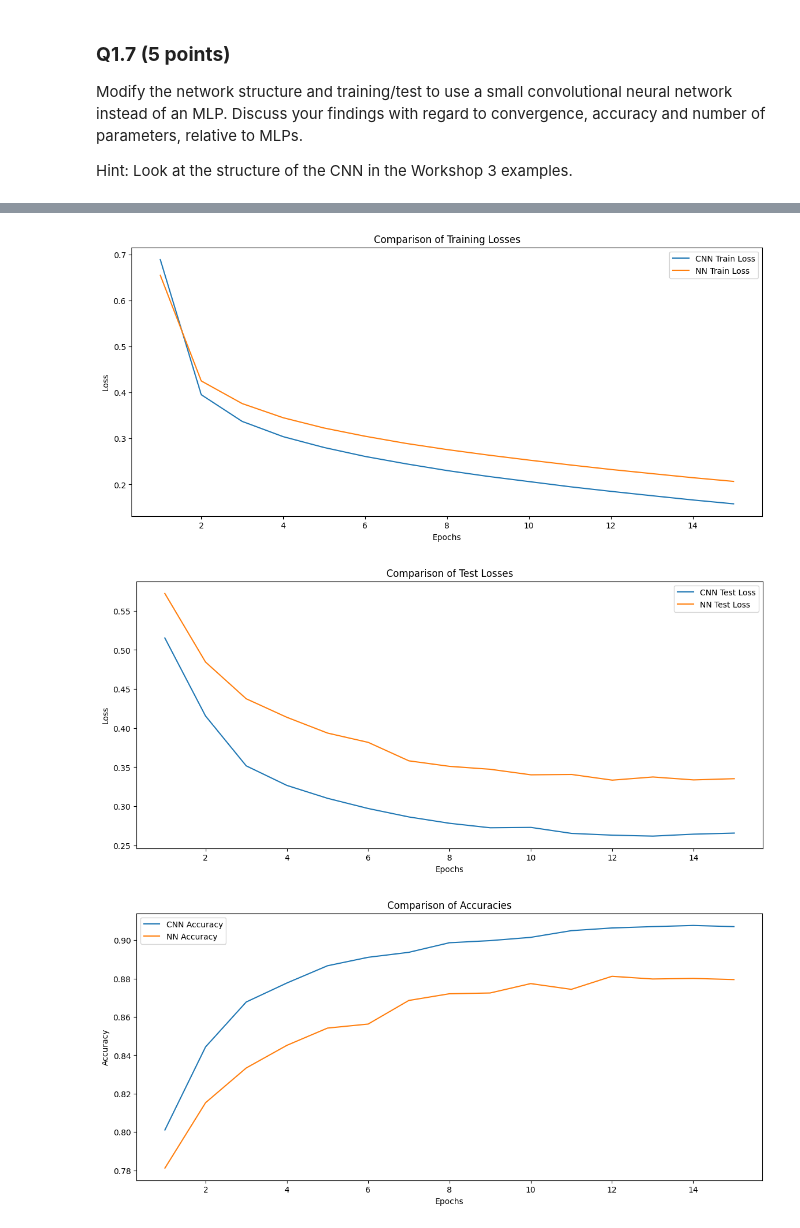
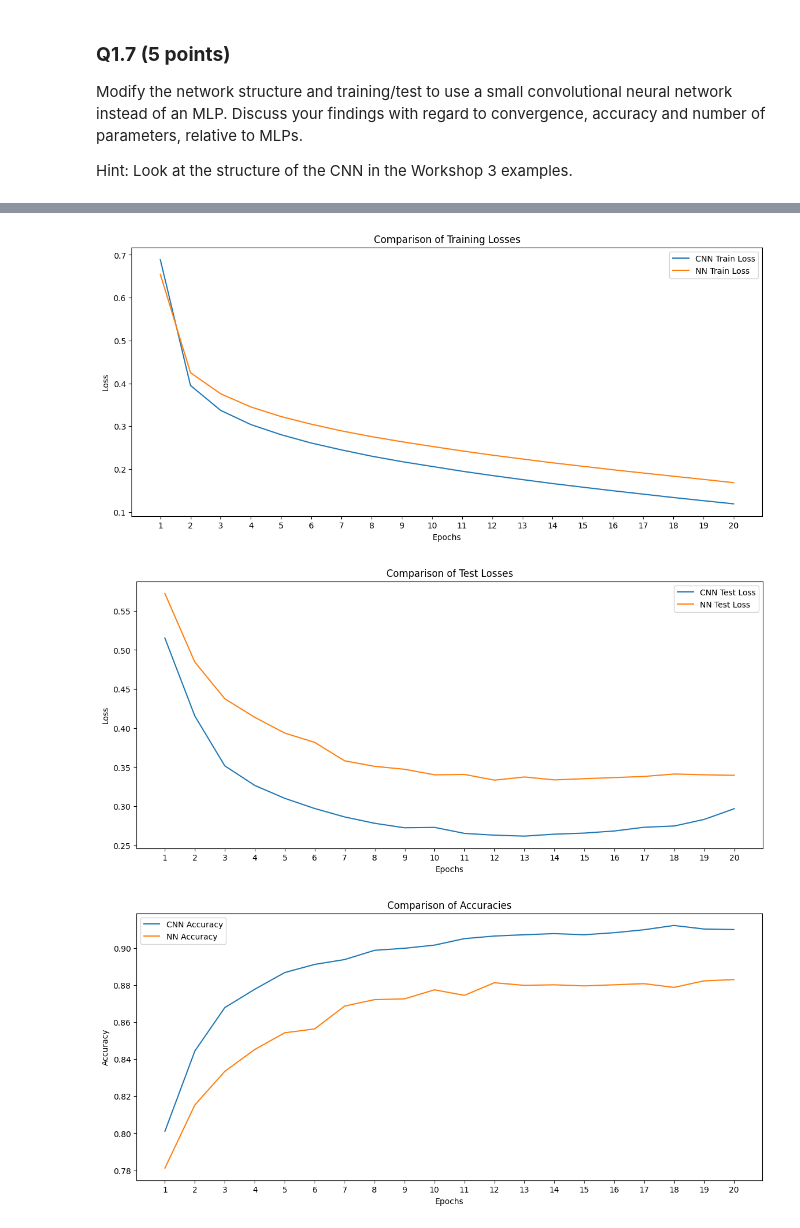
Before and after one commit to DLinh0811/CV, a Jupyter notebook: A3_Q1-2024.ipynb, the cells around one changed output, grey strips where cells are left out. Saved outputs shown, nothing was run; the diff lists cells and outputs as text; code cells hidden in the pictures.

```diff
--- a/A3_Q1-2024.ipynb
+++ b/A3_Q1-2024.ipynb
@@ -530,19 +591,10 @@ class DeeperNeuralNetwork(nn.Module):
 def count_trainable_params(model):
     return sum(p.numel() for p in model.parameters() if p.requires_grad)
 # %%
-def train_test_structures(model_name, epochs=10):
+def train_test_structures(model, epochs=10):
     train_losses = []
     test_losses = []
     accuracy_list = []
-
-    # set_seed(42)
-
-    # model = NeuralNetwork().to(device)
-
-    # if model_name == 'wider network':
-    #     model = WiderNeuralNetwork().to(device)
-    # elif model_name == 'deeper network':
-    #     model = DeeperNeuralNetwork().to(device)
 
     optimizer = torch.optim.SGD(model.parameters(), lr=0.1)
 
@@ -579,7 +631,7 @@ for model_name in models:
         model = DeeperNeuralNetwork().to(device)
     else:
         model = NeuralNetwork().to(device)
-    train_losses, test_losses, accuracy_list, parms = train_test_structures(model, epochs=10)
+    train_losses, test_losses, accuracy_list, parms = train_test_structures(model, epochs=20)
     results_structure[model_name] = {
         'train_losses': train_losses,
         'test_losses': test_losses,
@@ -704,7 +787,7 @@ def train_tracking_gradient(dataloader, model, loss_fn, optimizer, steps=100):
 set_seed(42)
 
 model = NeuralNetwork().to(device)
-optimizer = torch.optim.SGD(model.parameters(), lr=lr)# Define loss function and optimizer
+optimizer = torch.optim.SGD(model.parameters(), lr=0.01) # Define loss function and optimizer
 # %%
 # Train the model and track gradients
 mean_gradients = train_tracking_gradient(train_dataloader, model, loss_fn, optimizer, 100)
@@ -779,7 +865,7 @@ def experiment_with_cnn(lr=0.1, epochs=10):
     print(f"CNN network, Accuracy: {accuracy:.4f}, Parameters: {params}")
     return train_losses, test_losses, accuracies
 # %%
-epochs = 15
+epochs = 20
 
 print("Training CNN:")
 cnn_train_losses, cnn_test_losses, cnn_accuracies = experiment_with_cnn(lr=0.1, epochs=epochs)
@@ -809,33 +895,36 @@ x_epochs = range(1, epochs + 1)
 
 # Plot loss curves
 plt.figure(figsize=(14, 6))
 plt.plot(x_epochs, cnn_train_losses, label='CNN Train Loss')
 plt.plot(x_epochs, nn_train_losses, label='NN Train Loss')
 plt.xlabel('Epochs')
 plt.ylabel('Loss')
 plt.title('Comparison of Training Losses')
 plt.legend()
+plt.xticks(x_epochs)
 
 # Plot loss curves
 plt.figure(figsize=(14, 6))
 plt.plot(x_epochs, cnn_test_losses, label='CNN Test Loss')
 plt.plot(x_epochs, nn_test_losses, label='NN Test Loss')
 plt.xlabel('Epochs')
 plt.ylabel('Loss')
 plt.title('Comparison of Test Losses')
 plt.legend()
+plt.xticks(x_epochs)
 
 # Plot accuracy curves
 plt.figure(figsize=(14, 6))
 plt.plot(x_epochs, cnn_accuracies, label='CNN Accuracy')
 plt.plot(x_epochs, nn_accuracies, label='NN Accuracy')
 plt.xlabel('Epochs')
 plt.ylabel('Accuracy')
 plt.title('Comparison of Accuracies')
 plt.legend()
+plt.xticks(x_epochs)
 
 plt.show()
 # %% [output]
-[figure, old version]
+[figure, new version]
-[figure, old version]
+[figure, new version]
-[figure, old version]
+[figure, new version]
```
Also changed, not shown: parts of 27 cells of this notebook, 1 other file.
